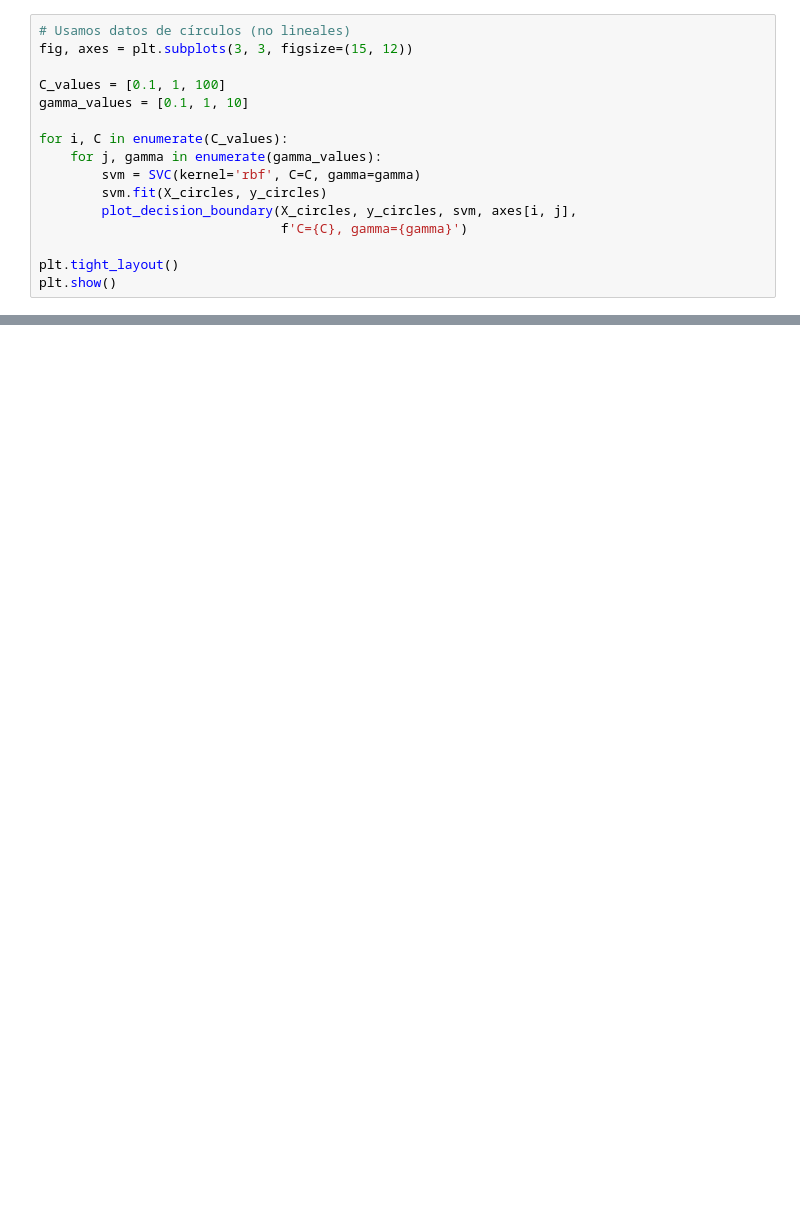
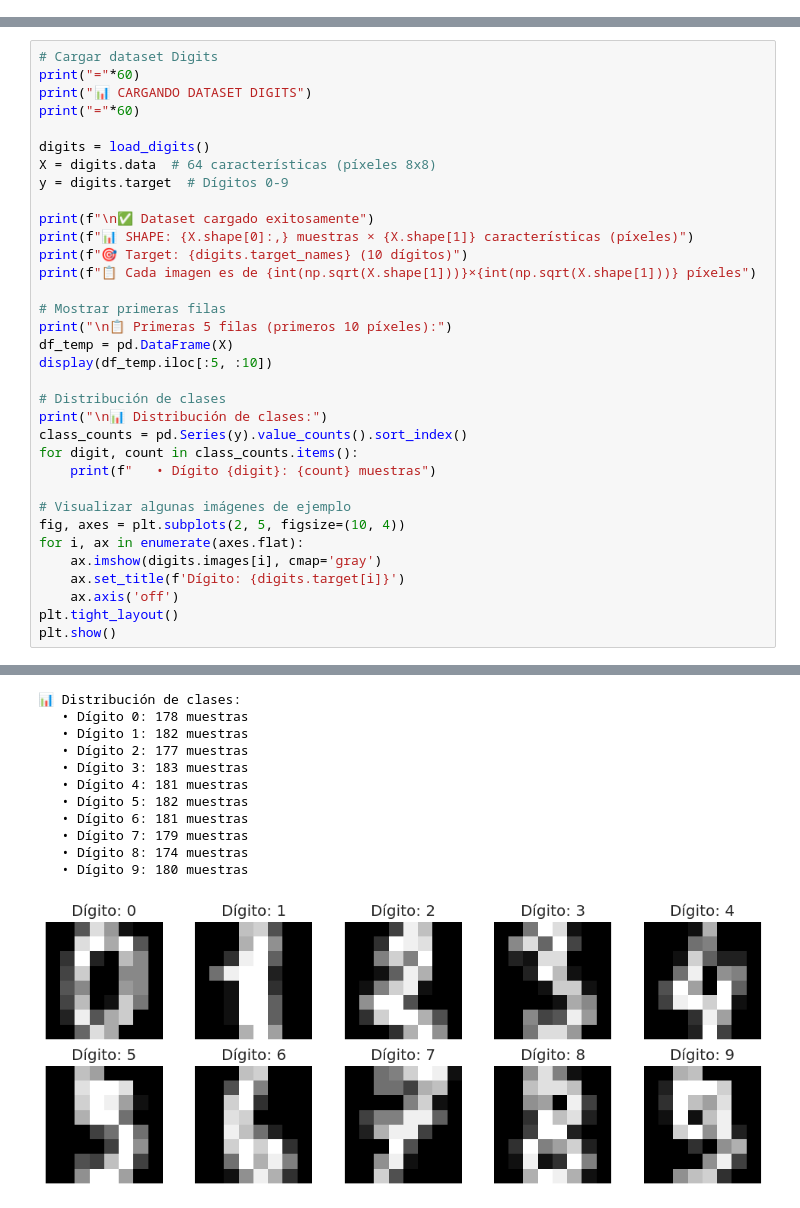
Before and after one commit to cesarsanco-ai/ml-foundations, a Jupyter notebook: docs/material/Sesion05/practica/SESION5-NTB1-ML.ipynb, the cells around one changed output, grey strips where cells are left out. Drawn from its saved outputs; the diff is of its cells as text; blank space fills up the shorter version.

```diff
--- a/docs/material/Sesion05/practica/SESION5-NTB1-ML.ipynb
+++ b/docs/material/Sesion05/practica/SESION5-NTB1-ML.ipynb
@@ -338,16 +0,0 @@ Exploramos cómo los parámetros C y gamma afectan la frontera de decisión.
-# %%
-# Usamos datos de círculos (no lineales)
-fig, axes = plt.subplots(3, 3, figsize=(15, 12))
-
-C_values = [0.1, 1, 100]
-gamma_values = [0.1, 1, 10]
-
-for i, C in enumerate(C_values):
-    for j, gamma in enumerate(gamma_values):
-        svm = SVC(kernel='rbf', C=C, gamma=gamma)
-        svm.fit(X_circles, y_circles)
-        plot_decision_boundary(X_circles, y_circles, svm, axes[i, j],
-                               f'C={C}, gamma={gamma}')
-
-plt.tight_layout()
-plt.show()
@@ -484,0 +74,35 @@ En el próximo notebook (NB2) aplicaremos estos algoritmos a datasets reales y c
+# %%
+# Cargar dataset Digits
+print("="*60)
+print("📊 CARGANDO DATASET DIGITS")
+print("="*60)
+
+digits = load_digits()
+X = digits.data  # 64 características (píxeles 8x8)
+y = digits.target  # Dígitos 0-9
+
+print(f"\n✅ Dataset cargado exitosamente")
+print(f"📊 SHAPE: {X.shape[0]:,} muestras × {X.shape[1]} características (píxeles)")
+print(f"🎯 Target: {digits.target_names} (10 dígitos)")
+print(f"📋 Cada imagen es de {int(np.sqrt(X.shape[1]))}×{int(np.sqrt(X.shape[1]))} píxeles")
+
+# Mostrar primeras filas
+print("\n📋 Primeras 5 filas (primeros 10 píxeles):")
+df_temp = pd.DataFrame(X)
+display(df_temp.iloc[:5, :10])
+
+# Distribución de clases
+print("\n📊 Distribución de clases:")
+class_counts = pd.Series(y).value_counts().sort_index()
+for digit, count in class_counts.items():
+    print(f"   • Dígito {digit}: {count} muestras")
+
+# Visualizar algunas imágenes de ejemplo
+fig, axes = plt.subplots(2, 5, figsize=(10, 4))
+for i, ax in enumerate(axes.flat):
+    ax.imshow(digits.images[i], cmap='gray')
+    ax.set_title(f'Dígito: {digits.target[i]}')
+    ax.axis('off')
+plt.tight_layout()
+plt.show()
+# %% [output]
@@ -484,0 +125,12 @@ En el próximo notebook (NB2) aplicaremos estos algoritmos a datasets reales y c
+📊 Distribución de clases:
+   • Dígito 0: 178 muestras
+   • Dígito 1: 182 muestras
+   • Dígito 2: 177 muestras
+   • Dígito 3: 183 muestras
+   • Dígito 4: 181 muestras
+   • Dígito 5: 182 muestras
+   • Dígito 6: 181 muestras
+   • Dígito 7: 179 muestras
+   • Dígito 8: 174 muestras
+   • Dígito 9: 180 muestras
+[figure, added]
```
Also changed, not shown: parts of 41 cells of this notebook, 7 other files.
